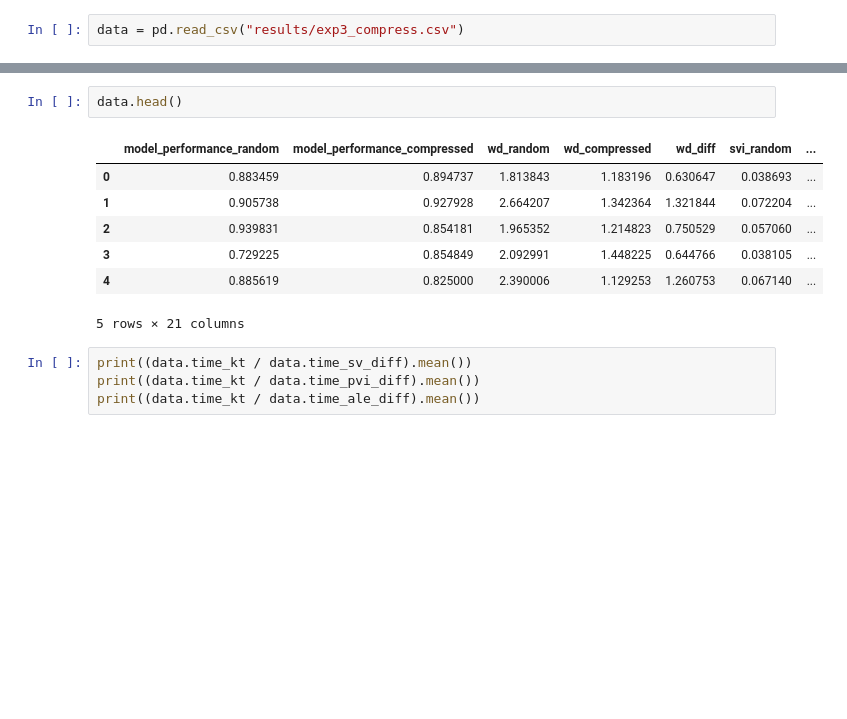
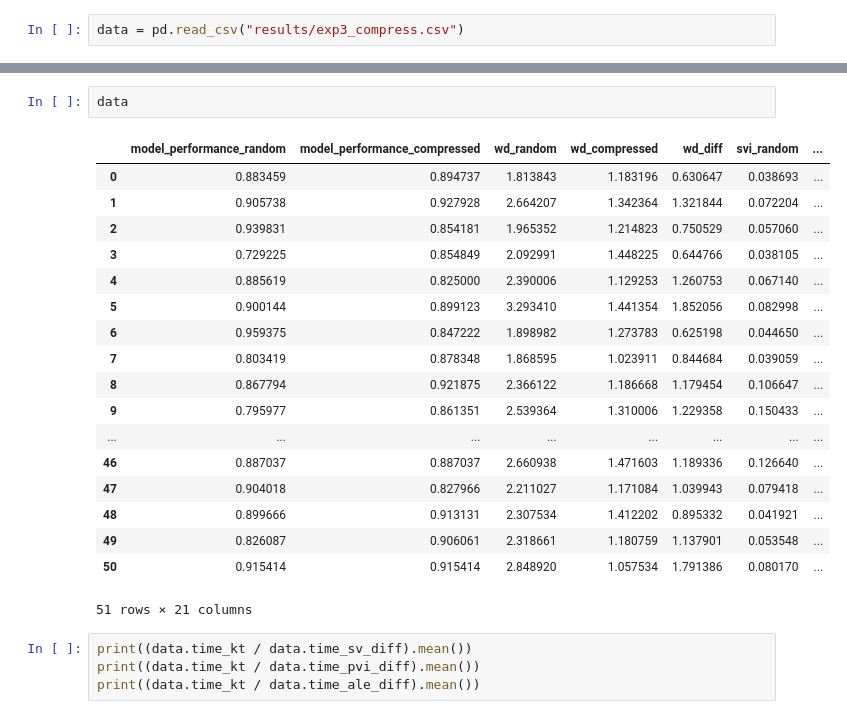
Before and after one commit to biesiadm/data_compression_xai, a Jupyter notebook: explanation-compression-main/explanation-compression-main/analyze_results.ipynb, the cells around one changed output, grey strips where cells are left out. Cells and saved outputs as stored; diff of their text form; blank space fills up the shorter version.

```diff
--- a/explanation-compression-main/explanation-compression-main/analyze_results.ipynb
+++ b/explanation-compression-main/explanation-compression-main/analyze_results.ipynb
@@ -174,13 +207,24 @@ pd.DataFrame(data = [['wd','svi','sv_wd', 'pvi', 'pdp'],[ttest_ind(data[y+'_comp
 # %%
-data.head()
+data
 # %% [output]
 |  | model_performance_random | model_performance_compressed | wd_random | wd_compressed | wd_diff | svi_random | ... |
 | 0 | 0.883459 | 0.894737 | 1.813843 | 1.183196 | 0.630647 | 0.038693 | ... |
 | 1 | 0.905738 | 0.927928 | 2.664207 | 1.342364 | 1.321844 | 0.072204 | ... |
 | 2 | 0.939831 | 0.854181 | 1.965352 | 1.214823 | 0.750529 | 0.057060 | ... |
 | 3 | 0.729225 | 0.854849 | 2.092991 | 1.448225 | 0.644766 | 0.038105 | ... |
 | 4 | 0.885619 | 0.825000 | 2.390006 | 1.129253 | 1.260753 | 0.067140 | ... |
+| 5 | 0.900144 | 0.899123 | 3.293410 | 1.441354 | 1.852056 | 0.082998 | ... |
+| 6 | 0.959375 | 0.847222 | 1.898982 | 1.273783 | 0.625198 | 0.044650 | ... |
+| 7 | 0.803419 | 0.878348 | 1.868595 | 1.023911 | 0.844684 | 0.039059 | ... |
+| 8 | 0.867794 | 0.921875 | 2.366122 | 1.186668 | 1.179454 | 0.106647 | ... |
+| 9 | 0.795977 | 0.861351 | 2.539364 | 1.310006 | 1.229358 | 0.150433 | ... |
+| ... | ... | ... | ... | ... | ... | ... | ... |
+| 46 | 0.887037 | 0.887037 | 2.660938 | 1.471603 | 1.189336 | 0.126640 | ... |
+| 47 | 0.904018 | 0.827966 | 2.211027 | 1.171084 | 1.039943 | 0.079418 | ... |
+| 48 | 0.899666 | 0.913131 | 2.307534 | 1.412202 | 0.895332 | 0.041921 | ... |
+| 49 | 0.826087 | 0.906061 | 2.318661 | 1.180759 | 1.137901 | 0.053548 | ... |
+| 50 | 0.915414 | 0.915414 | 2.848920 | 1.057534 | 1.791386 | 0.080170 | ... |
-5 rows × 21 columns
+51 rows × 21 columns
 # %%
 print((data.time_kt / data.time_sv_diff).mean())
 print((data.time_kt / data.time_pvi_diff).mean())
```
Also changed, not shown: parts of 12 cells of this notebook, 1 other file.
